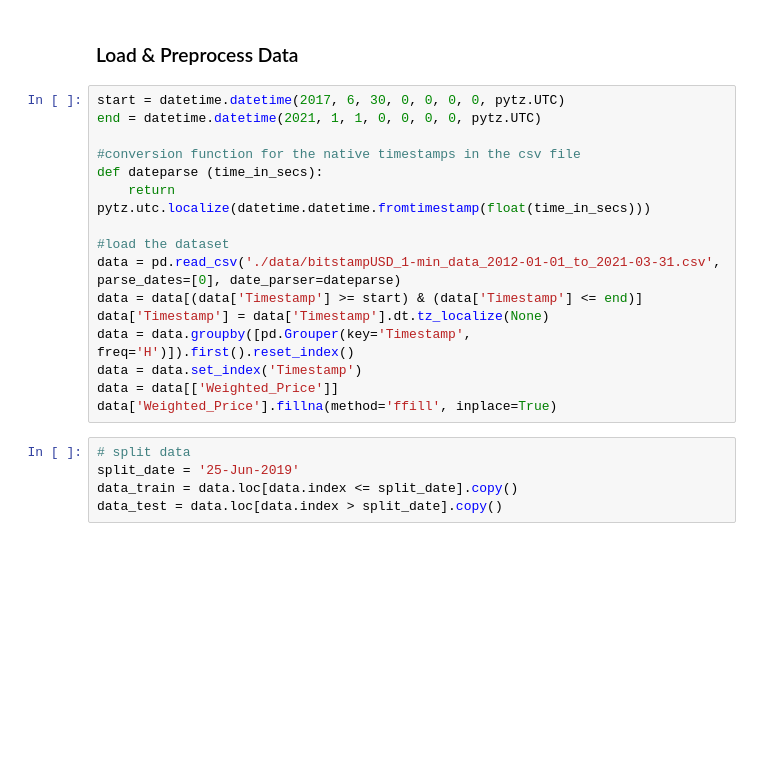
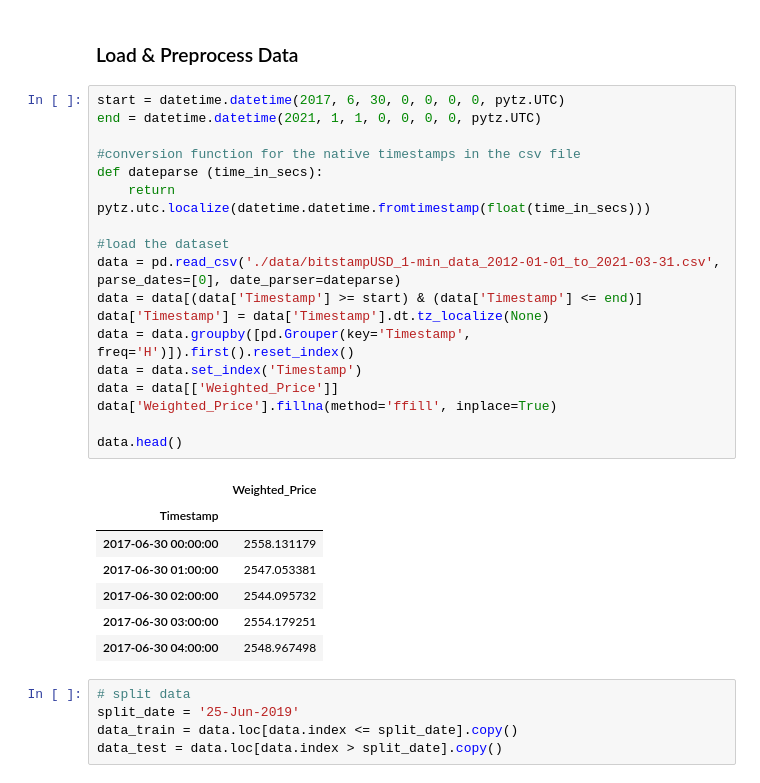
Before and after one commit to vucinatim/UI-2022, a Jupyter notebook: time_series_forecast/lstm_model.ipynb, the cells around one changed output. Saved outputs shown, nothing was run; the diff lists cells and outputs as text; blank space fills up the shorter version.

Commit message:
Created new lstm model on better data

```diff
--- a/time_series_forecast/lstm_model.ipynb
+++ b/time_series_forecast/lstm_model.ipynb
@@ -12,19 +12,29 @@ import os
 # %%
 start = datetime.datetime(2017, 6, 30, 0, 0, 0, 0, pytz.UTC)
 end = datetime.datetime(2021, 1, 1, 0, 0, 0, 0, pytz.UTC)
 
 #conversion function for the native timestamps in the csv file
 def dateparse (time_in_secs):
     return pytz.utc.localize(datetime.datetime.fromtimestamp(float(time_in_secs)))
 
 #load the dataset
 data = pd.read_csv('./data/bitstampUSD_1-min_data_2012-01-01_to_2021-03-31.csv', parse_dates=[0], date_parser=dateparse)
 data = data[(data['Timestamp'] >= start) & (data['Timestamp'] <= end)]
 data['Timestamp'] = data['Timestamp'].dt.tz_localize(None)
 data = data.groupby([pd.Grouper(key='Timestamp', freq='H')]).first().reset_index()
 data = data.set_index('Timestamp')
 data = data[['Weighted_Price']]
 data['Weighted_Price'].fillna(method='ffill', inplace=True)
+
+data.head()
+# %% [output]
+|  | Weighted_Price |
+| Timestamp |  |
+| 2017-06-30 00:00:00 | 2558.131179 |
+| 2017-06-30 01:00:00 | 2547.053381 |
+| 2017-06-30 02:00:00 | 2544.095732 |
+| 2017-06-30 03:00:00 | 2554.179251 |
+| 2017-06-30 04:00:00 | 2548.967498 |
 # %%
 # split data
 split_date = '25-Jun-2019'
```
Also changed, not shown: parts of 3 cells of this notebook, 11 other files.
